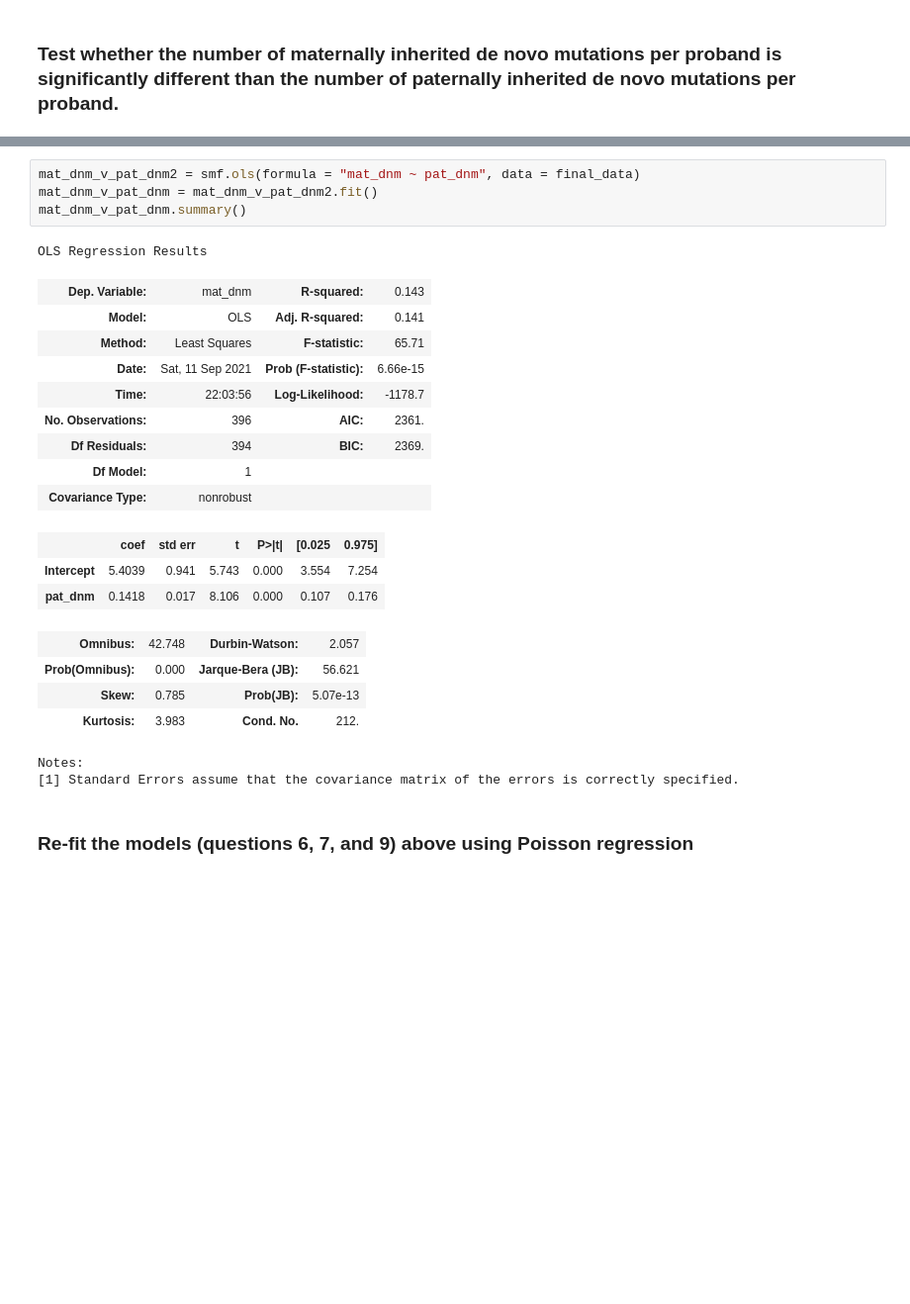
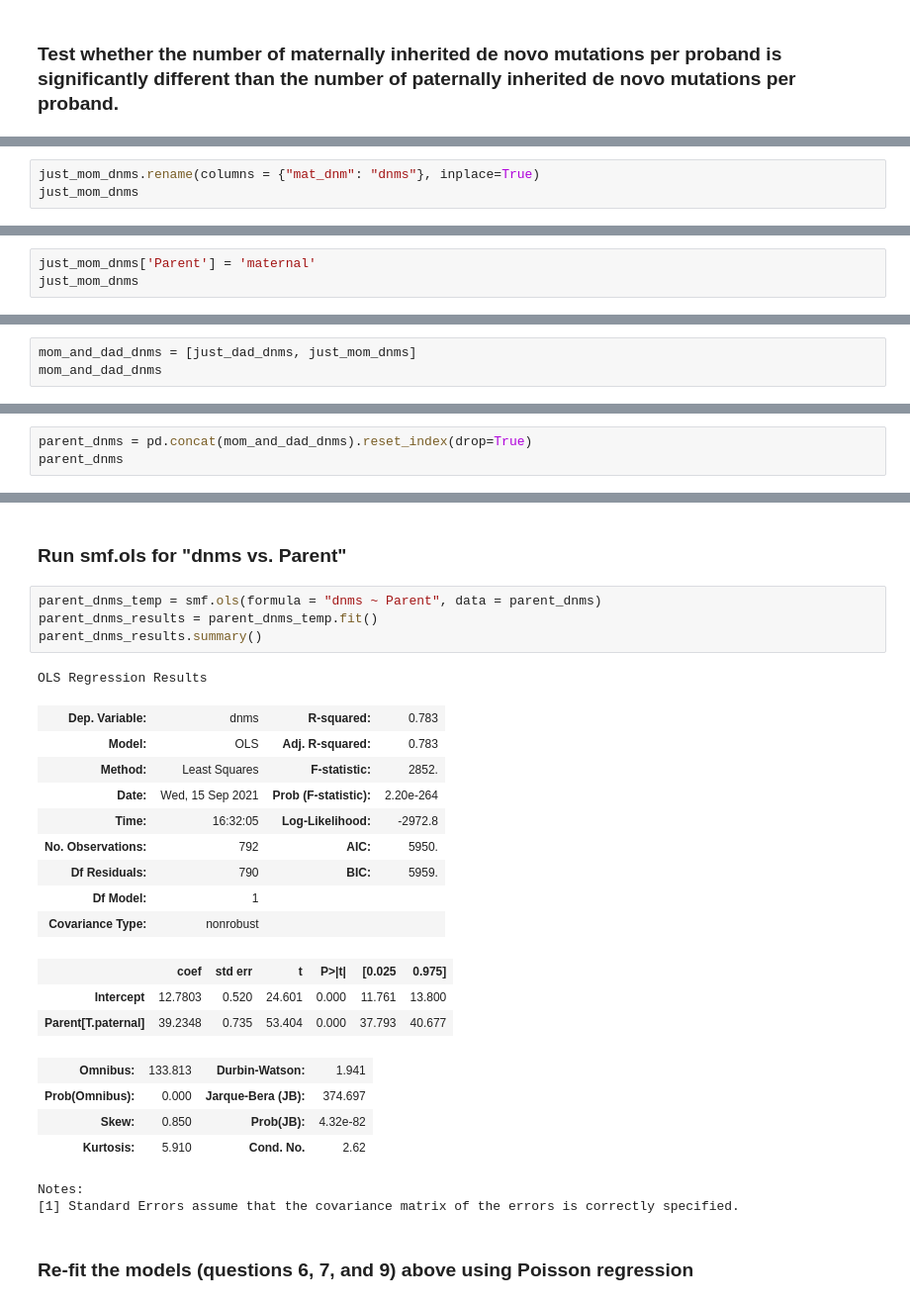
Before and after one commit to rgenner/qbb2021-answers, a Jupyter notebook: day4-evening/day4-eveningHW.ipynb, the cells around one changed output, grey strips where cells are left out. Shown at 99% size. Cells and saved outputs as stored; diff of their text form; blank space fills up the shorter version.

Commit message:
incorporated feedback, fixed paternal vs. maternal dnm comparison

```diff
--- a/day4-evening/day4-eveningHW.ipynb
+++ b/day4-evening/day4-eveningHW.ipynb
@@ -330,0 +417,3 @@ plt.show()
+# %%
+just_mom_dnms.rename(columns = {"mat_dnm": "dnms"}, inplace=True)
+just_mom_dnms
@@ -330,0 +440,3 @@ plt.show()
+# %%
+just_mom_dnms['Parent'] = 'maternal'
+just_mom_dnms
@@ -330,0 +464,3 @@ plt.show()
+# %%
+mom_and_dad_dnms = [just_dad_dnms, just_mom_dnms]
+mom_and_dad_dnms
@@ -330,0 +487,3 @@ plt.show()
+# %%
+parent_dnms = pd.concat(mom_and_dad_dnms).reset_index(drop=True)
+parent_dnms
@@ -331,25 +504,27 @@ plt.show()
+# %% [markdown]
+### Run smf.ols for "dnms vs. Parent"
 # %%
-mat_dnm_v_pat_dnm2 = smf.ols(formula = "mat_dnm ~ pat_dnm", data = final_data)
-mat_dnm_v_pat_dnm = mat_dnm_v_pat_dnm2.fit()
-mat_dnm_v_pat_dnm.summary()
+parent_dnms_temp = smf.ols(formula = "dnms ~ Parent", data = parent_dnms)
+parent_dnms_results = parent_dnms_temp.fit()
+parent_dnms_results.summary()
 # %% [output]
 OLS Regression Results
-| Dep. Variable: | mat_dnm | R-squared: | 0.143 |
-| Model: | OLS | Adj. R-squared: | 0.141 |
-| Method: | Least Squares | F-statistic: | 65.71 |
-| Date: | Sat, 11 Sep 2021 | Prob (F-statistic): | 6.66e-15 |
-| Time: | 22:03:56 | Log-Likelihood: | -1178.7 |
-| No. Observations: | 396 | AIC: | 2361. |
-| Df Residuals: | 394 | BIC: | 2369. |
+| Dep. Variable: | dnms | R-squared: | 0.783 |
+| Model: | OLS | Adj. R-squared: | 0.783 |
+| Method: | Least Squares | F-statistic: | 2852. |
+| Date: | Wed, 15 Sep 2021 | Prob (F-statistic): | 2.20e-264 |
+| Time: | 16:32:05 | Log-Likelihood: | -2972.8 |
+| No. Observations: | 792 | AIC: | 5950. |
+| Df Residuals: | 790 | BIC: | 5959. |
 | Df Model: | 1 |  |  |
 | Covariance Type: | nonrobust |  |  |
 |  | coef | std err | t | P>|t| | [0.025 | 0.975] |
-| Intercept | 5.4039 | 0.941 | 5.743 | 0.000 | 3.554 | 7.254 |
-| pat_dnm | 0.1418 | 0.017 | 8.106 | 0.000 | 0.107 | 0.176 |
+| Intercept | 12.7803 | 0.520 | 24.601 | 0.000 | 11.761 | 13.800 |
+| Parent[T.paternal] | 39.2348 | 0.735 | 53.404 | 0.000 | 37.793 | 40.677 |
-| Omnibus: | 42.748 | Durbin-Watson: | 2.057 |
-| Prob(Omnibus): | 0.000 | Jarque-Bera (JB): | 56.621 |
-| Skew: | 0.785 | Prob(JB): | 5.07e-13 |
-| Kurtosis: | 3.983 | Cond. No. | 212. |
+| Omnibus: | 133.813 | Durbin-Watson: | 1.941 |
+| Prob(Omnibus): | 0.000 | Jarque-Bera (JB): | 374.697 |
+| Skew: | 0.850 | Prob(JB): | 4.32e-82 |
+| Kurtosis: | 5.910 | Cond. No. | 2.62 |
 Notes:
 [1] Standard Errors assume that the covariance matrix of the errors is correctly specified.
 # %% [markdown]
```
Also changed, not shown: parts of 24 cells of this notebook.
